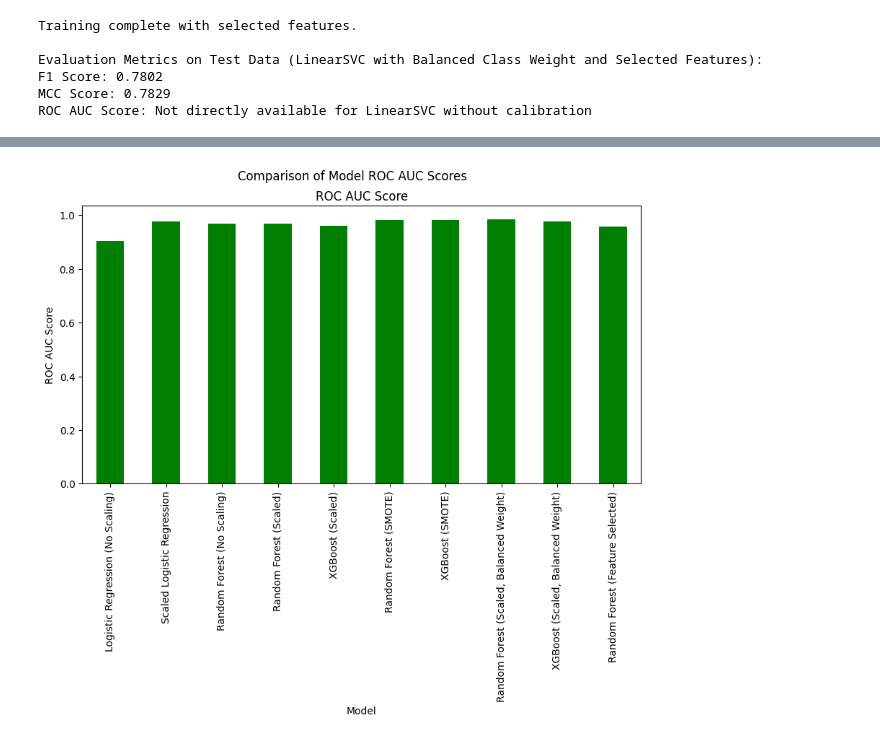
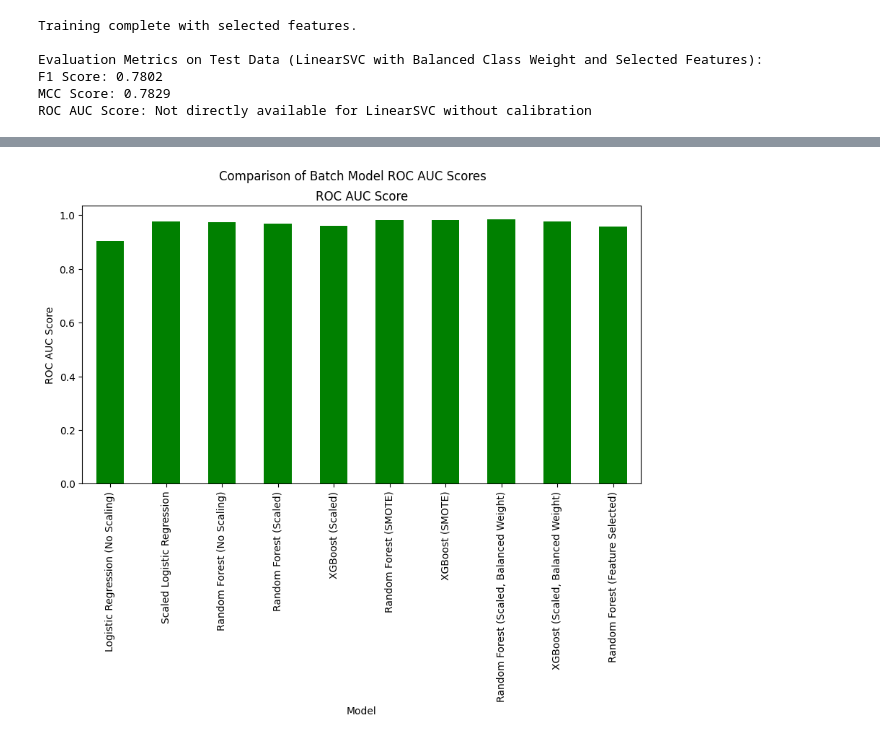
Before and after one commit to GunjanGangwani/CIND820-Credit-Card-Fraud-Detection, a Jupyter notebook: CIND820_Batch_Processing.ipynb, the cells around one changed output, grey strips where cells are left out. Cells and saved outputs as stored; diff of their text form; code cells hidden in the pictures.

```diff
--- a/CIND820_Batch_Processing.ipynb
+++ b/CIND820_Batch_Processing.ipynb
@@ -229,7 +230,7 @@ model_rf_scaled_batch = RandomForestClassifier(max_depth=5, n_jobs=-1, random_st
 model_rf_scaled_batch.fit(X_train_scaled, y_train)
 
 # Make predictions on the scaled test data
-y_pred_rf_scaled_batch = model_rf_scaled_batch.predict()
+y_pred_rf_scaled_batch = model_rf_scaled_batch.predict(X_test_scaled)
 y_pred_proba_rf_scaled_batch = model_rf_scaled_batch.predict_proba(X_test_scaled)[:, 1]
 
 
@@ -780,17 +716,17 @@ plt.show()
 # %%
 # Plotting the ROC scores
 fig, ax = plt.subplots(figsize=(10, 5))
-fig.suptitle('Comparison of Model ROC AUC Scores')
+fig.suptitle('Comparison of Batch Model ROC AUC Scores')
 
 # Filter out models with 0 ROC AUC Score (e.g., LinearSVC)
 df_filtered_roc_results = df_results[df_results['ROC AUC Score'] != 0]
 
 # MCC Score plot
 df_filtered_roc_results['ROC AUC Score'].plot(kind='bar', ax=ax, color='green')
 ax.set_title('ROC AUC Score')
 ax.set_ylabel('ROC AUC Score')
 ax.tick_params(axis='x')
 
 plt.show()
 # %% [output]
-[figure, old version]
+[figure, new version]
```
Also changed, not shown: parts of 8 cells of this notebook, 1 other file.
